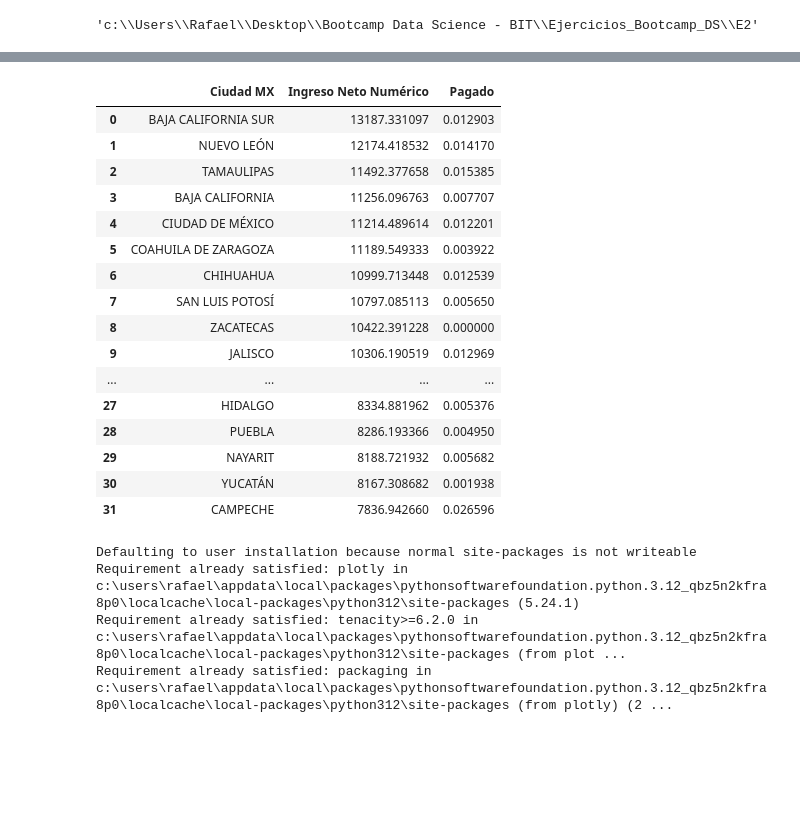
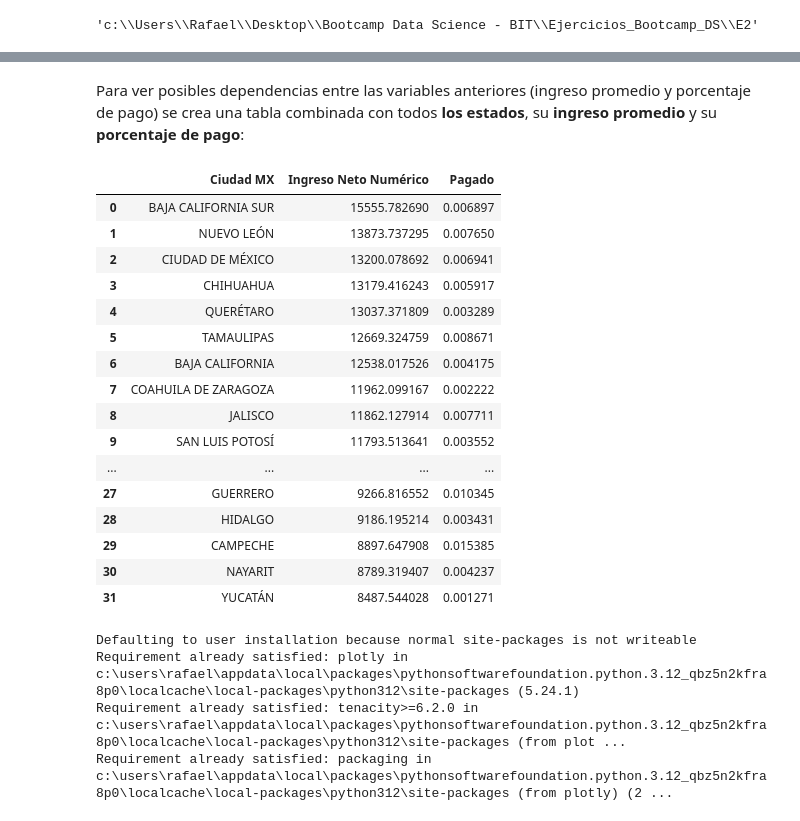
Before and after one commit to RafaelCipagautaCarvajal/Ejercicios_Bootcamp_DS, a Jupyter notebook: E2/Ejercicio2.ipynb, the cells around one changed output, grey strips where cells are left out. Drawn from its saved outputs; the diff is of its cells as text; code cells hidden in the pictures; blank space fills up the shorter version.

```diff
--- a/E2/Ejercicio2.ipynb
+++ b/E2/Ejercicio2.ipynb
@@ -77,0 +144,6 @@ tabla['Ingreso Neto Numérico'] = (
+# %%
+#fecha_filtro = '2024-06-01'
+#tabla = tabla[tabla['Fecha de creación'] < fecha_filtro]
+ingresos_filtro = 80000
+tabla2 = tabla[tabla['Ingreso Neto Numérico'] >= ingresos_filtro]
+tabla = tabla[tabla['Ingreso Neto Numérico'] < ingresos_filtro]
@@ -96,8 +202,0 @@ tabla
-# %%
-fecha_filtro = '2024-06-01'
-tabla = tabla[tabla['Fecha de creación'] < fecha_filtro]
-
-ingreso_filtro = 100000
-tabla = tabla[tabla['Ingreso Neto Numérico'] < ingreso_filtro]
-
-tabla['Fecha de creación'].unique()
@@ -163,3 +205,6 @@ sns.boxplot(data=tabla, x='Estatus préstamo',y='Ingreso Neto Numérico')
 # %%
 ingreso_promedio = tabla.groupby('Ciudad MX')['Ingreso Neto Numérico'].mean().reset_index()
 ingreso_promedio = ingreso_promedio.sort_values(by='Ingreso Neto Numérico', ascending=False)
+
+porcentaje_pago = tabla.groupby('Ciudad MX')['Pagado'].mean().reset_index()
+porcentaje_pago = porcentaje_pago.sort_values(by='Pagado', ascending=False)
@@ -203,24 +243,26 @@ Passing `palette` without assigning `hue` is deprecated and will be removed in v
+# %% [markdown]
+Para ver posibles dependencias entre las variables anteriores (ingreso promedio y porcentaje de pago) se crea una tabla combinada con todos **los estados**, su **ingreso promedio** y su **porcentaje de pago**:
 # %%
-tabla_combinada = pd.merge(ingreso_promedio, pago_promedio, on='Ciudad MX')
+tabla_combinada = pd.merge(ingreso_promedio, porcentaje_pago, on='Ciudad MX')
 tabla_combinada
 # %% [output]
 |  | Ciudad MX | Ingreso Neto Numérico | Pagado |
-| 0 | BAJA CALIFORNIA SUR | 13187.331097 | 0.012903 |
-| 1 | NUEVO LEÓN | 12174.418532 | 0.014170 |
-| 2 | TAMAULIPAS | 11492.377658 | 0.015385 |
-| 3 | BAJA CALIFORNIA | 11256.096763 | 0.007707 |
-| 4 | CIUDAD DE MÉXICO | 11214.489614 | 0.012201 |
-| 5 | COAHUILA DE ZARAGOZA | 11189.549333 | 0.003922 |
-| 6 | CHIHUAHUA | 10999.713448 | 0.012539 |
-| 7 | SAN LUIS POTOSÍ | 10797.085113 | 0.005650 |
-| 8 | ZACATECAS | 10422.391228 | 0.000000 |
-| 9 | JALISCO | 10306.190519 | 0.012969 |
+| 0 | BAJA CALIFORNIA SUR | 15555.782690 | 0.006897 |
+| 1 | NUEVO LEÓN | 13873.737295 | 0.007650 |
+| 2 | CIUDAD DE MÉXICO | 13200.078692 | 0.006941 |
+| 3 | CHIHUAHUA | 13179.416243 | 0.005917 |
+| 4 | QUERÉTARO | 13037.371809 | 0.003289 |
+| 5 | TAMAULIPAS | 12669.324759 | 0.008671 |
+| 6 | BAJA CALIFORNIA | 12538.017526 | 0.004175 |
+| 7 | COAHUILA DE ZARAGOZA | 11962.099167 | 0.002222 |
+| 8 | JALISCO | 11862.127914 | 0.007711 |
+| 9 | SAN LUIS POTOSÍ | 11793.513641 | 0.003552 |
 | ... | ... | ... | ... |
-| 27 | HIDALGO | 8334.881962 | 0.005376 |
-| 28 | PUEBLA | 8286.193366 | 0.004950 |
-| 29 | NAYARIT | 8188.721932 | 0.005682 |
-| 30 | YUCATÁN | 8167.308682 | 0.001938 |
-| 31 | CAMPECHE | 7836.942660 | 0.026596 |
+| 27 | GUERRERO | 9266.816552 | 0.010345 |
+| 28 | HIDALGO | 9186.195214 | 0.003431 |
+| 29 | CAMPECHE | 8897.647908 | 0.015385 |
+| 30 | NAYARIT | 8789.319407 | 0.004237 |
+| 31 | YUCATÁN | 8487.544028 | 0.001271 |
 # %%
 !pip install plotly
 # %% [output]
```
Also changed, not shown: parts of 36 cells of this notebook.
